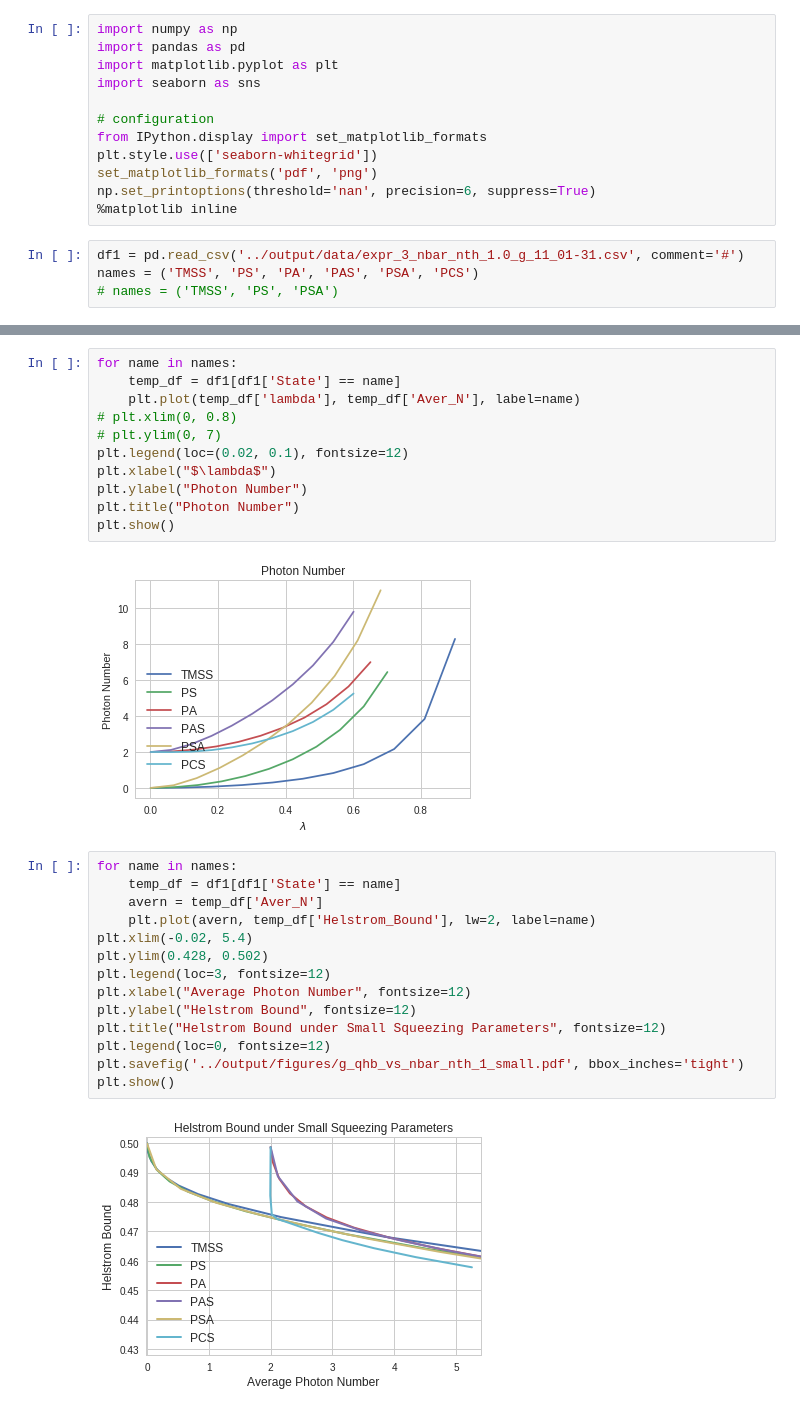
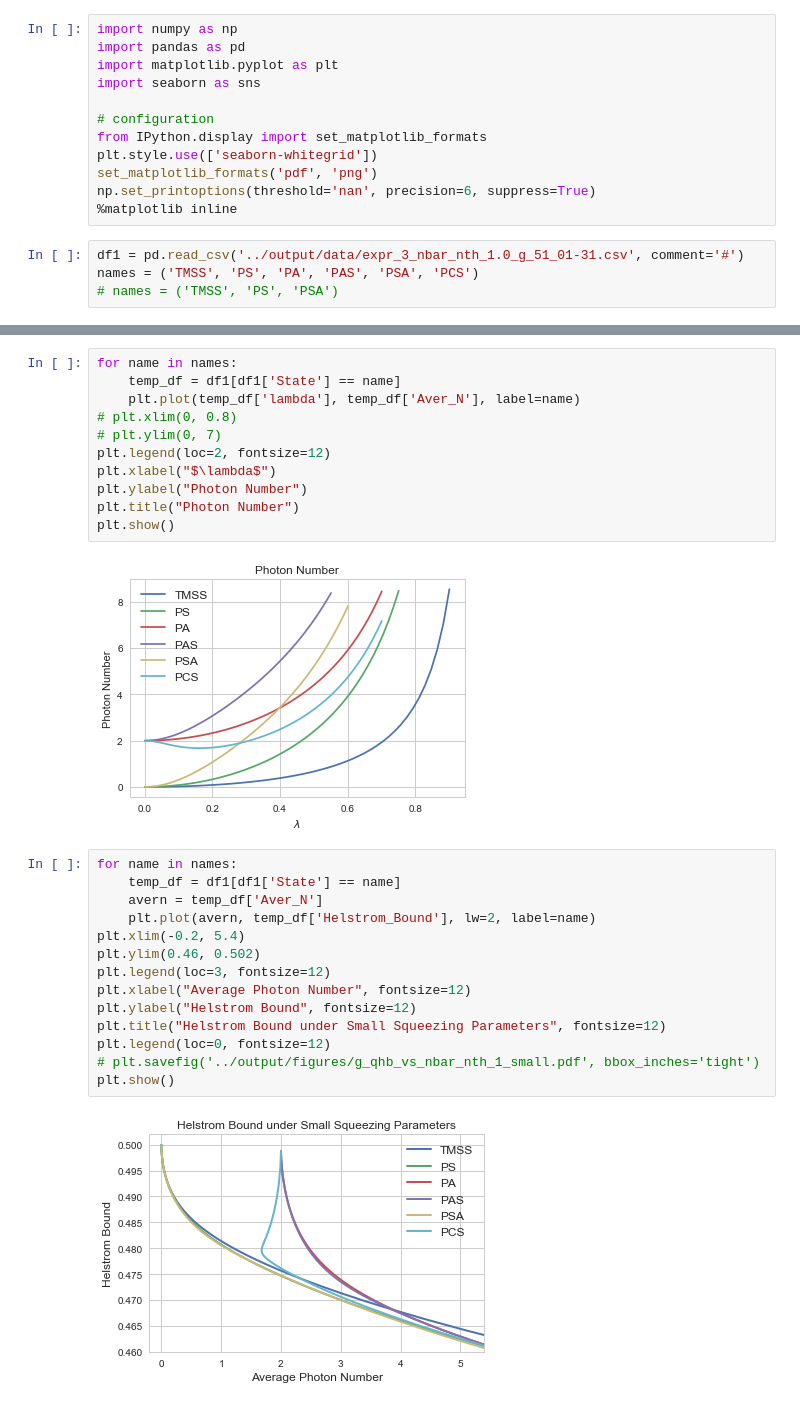
Before and after one commit to lffan/quantum_illumination, a Jupyter notebook: ipynbs/Experiment_3_Perr_vs_AverN_dev-Copy1.ipynb, the cells around one changed output, grey strips where cells are left out. Saved outputs shown, nothing was run; the diff lists cells and outputs as text.

```diff
--- a/ipynbs/Experiment_3_Perr_vs_AverN_dev-Copy1.ipynb
+++ b/ipynbs/Experiment_3_Perr_vs_AverN_dev-Copy1.ipynb
@@ -20,7 +20,7 @@ set_matplotlib_formats('pdf', 'png')
 np.set_printoptions(threshold='nan', precision=6, suppress=True)
 %matplotlib inline
 # %%
-df1 = pd.read_csv('../output/data/expr_3_nbar_nth_1.0_g_11_01-31.csv', comment='#')
+df1 = pd.read_csv('../output/data/expr_3_nbar_nth_1.0_g_51_01-31.csv', comment='#')
 names = ('TMSS', 'PS', 'PA', 'PAS', 'PSA', 'PCS')
 # names = ('TMSS', 'PS', 'PSA')
 # %%
@@ -38,29 +38,29 @@ for name in names:
     plt.plot(temp_df['lambda'], temp_df['Aver_N'], label=name)
 # plt.xlim(0, 0.8)
 # plt.ylim(0, 7)
-plt.legend(loc=(0.02, 0.1), fontsize=12)
+plt.legend(loc=2, fontsize=12)
 plt.xlabel("$\lambda$")
 plt.ylabel("Photon Number")
 plt.title("Photon Number")
 plt.show()
 # %% [output]
-[figure, old version]
+[figure, new version]
 # %%
 for name in names:
     temp_df = df1[df1['State'] == name]
     avern = temp_df['Aver_N']
     plt.plot(avern, temp_df['Helstrom_Bound'], lw=2, label=name)
-plt.xlim(-0.02, 5.4)
-plt.ylim(0.428, 0.502)
+plt.xlim(-0.2, 5.4)
+plt.ylim(0.46, 0.502)
 plt.legend(loc=3, fontsize=12)
 plt.xlabel("Average Photon Number", fontsize=12)
 plt.ylabel("Helstrom Bound", fontsize=12)
 plt.title("Helstrom Bound under Small Squeezing Parameters", fontsize=12)
 plt.legend(loc=0, fontsize=12)
-plt.savefig('../output/figures/g_qhb_vs_nbar_nth_1_small.pdf', bbox_inches='tight')
+# plt.savefig('../output/figures/g_qhb_vs_nbar_nth_1_small.pdf', bbox_inches='tight')
 plt.show()
 # %% [output]
-[figure, old version]
+[figure, new version]
 # %%
 for name in names:
     temp_df = df1[df1['State'] == name]
```
Also changed, not shown: parts of 6 cells of this notebook, 1 other file.
